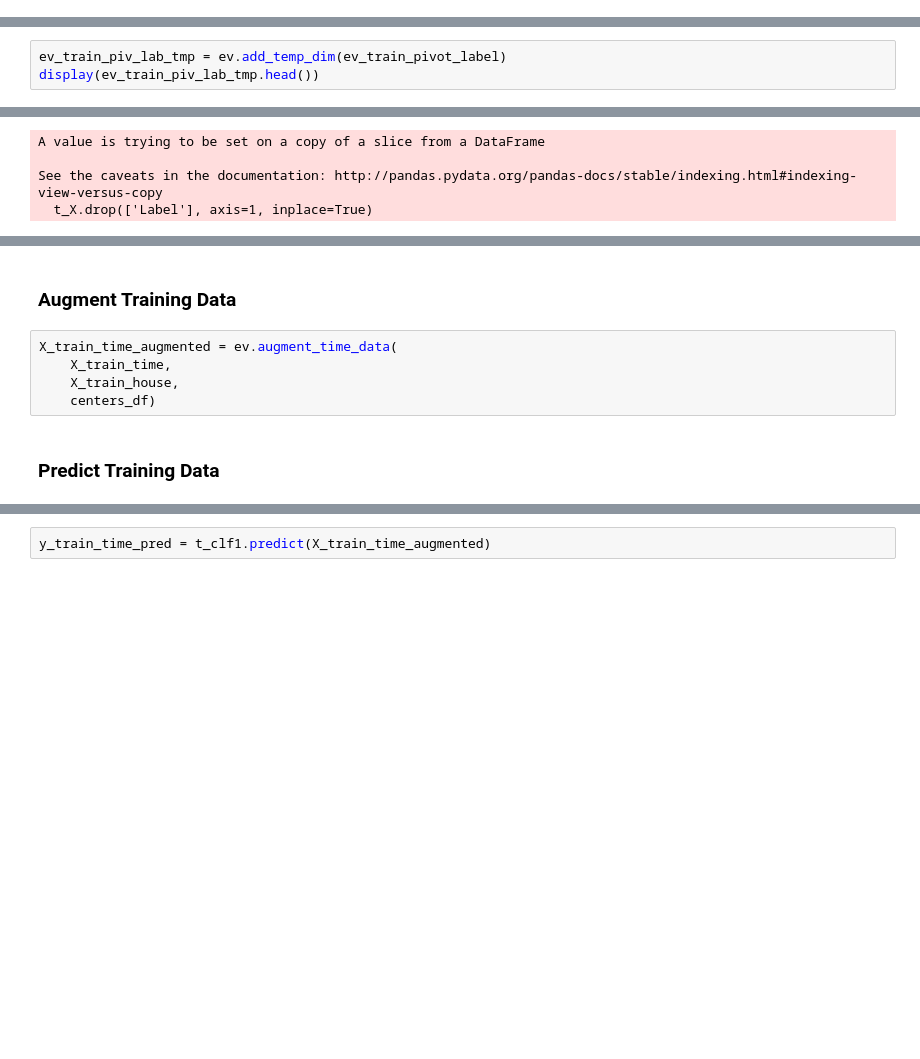
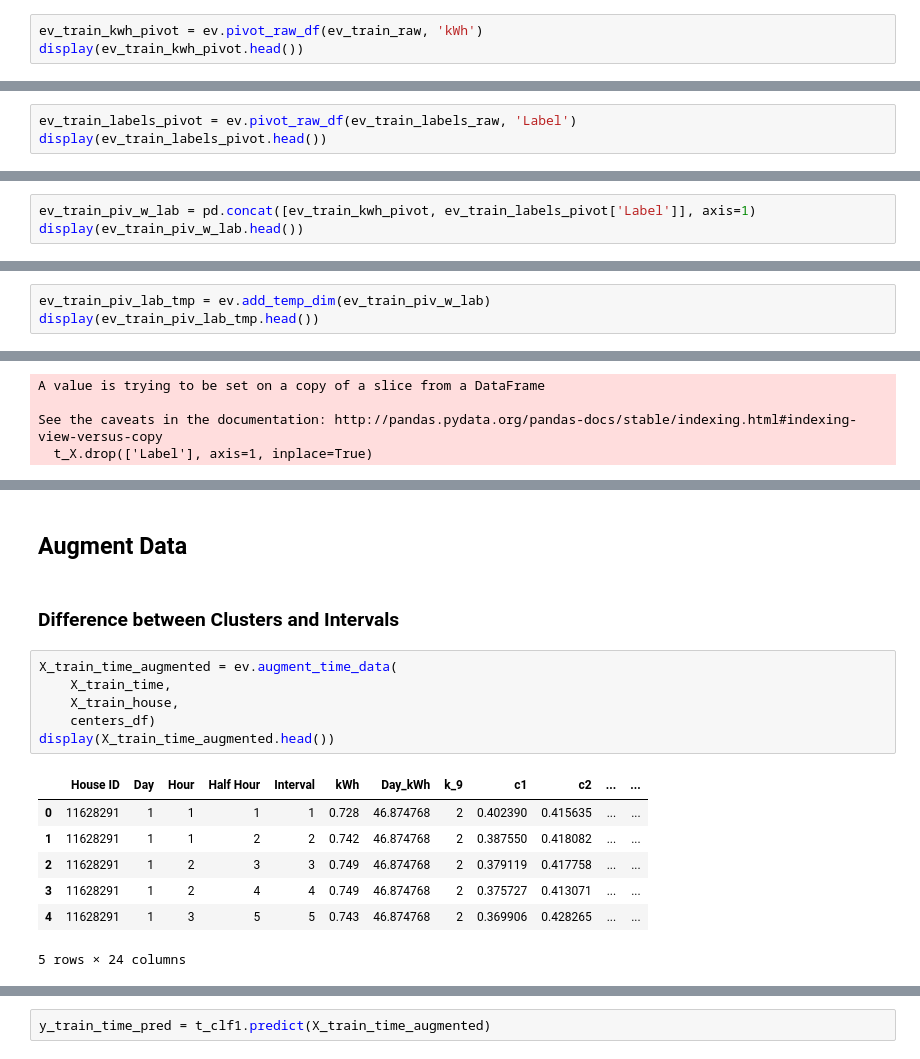
Before and after one commit to torenunez/udacity-mlnd-capstone, a Jupyter notebook: ev_capstone.ipynb, the cells around one changed output, grey strips where cells are left out. Saved outputs shown, nothing was run; the diff lists cells and outputs as text; blank space fills up the shorter version.

```diff
--- a/ev_capstone.ipynb
+++ b/ev_capstone.ipynb
@@ -79,0 +86,3 @@ dtype: int64
+# %%
+ev_train_kwh_pivot = ev.pivot_raw_df(ev_train_raw, 'kWh')
+display(ev_train_kwh_pivot.head())
@@ -79,0 +96,3 @@ dtype: int64
+# %%
+ev_train_labels_pivot = ev.pivot_raw_df(ev_train_labels_raw, 'Label')
+display(ev_train_labels_pivot.head())
@@ -79,0 +106,3 @@ dtype: int64
+# %%
+ev_train_piv_w_lab = pd.concat([ev_train_kwh_pivot, ev_train_labels_pivot['Label']], axis=1)
+display(ev_train_piv_w_lab.head())
@@ -144,5 +118,5 @@ Name: 1249, dtype: float64
 # %%
-ev_train_piv_lab_tmp = ev.add_temp_dim(ev_train_pivot_label)
+ev_train_piv_lab_tmp = ev.add_temp_dim(ev_train_piv_w_lab)
 display(ev_train_piv_lab_tmp.head())
 # %% [output]
 |  | House ID | Day | Hour | Half Hour | Interval | kWh | Label |
@@ -291,9 +305,18 @@ See the caveats in the documentation: http://pandas.pydata.org/pandas-docs/stabl
 # %% [markdown]
-### Augment Training Data
+## Augment Data
+# %% [markdown]
+### Difference between Clusters and Intervals
 # %%
 X_train_time_augmented = ev.augment_time_data(
     X_train_time,
     X_train_house,
     centers_df)
+display(X_train_time_augmented.head())
+# %% [output]
+|  | House ID | Day | Hour | Half Hour | Interval | kWh | Day_kWh | k_9 | c1 | c2 | ... | ... |
+| 0 | 11628291 | 1 | 1 | 1 | 1 | 0.728 | 46.874768 | 2 | 0.402390 | 0.415635 | ... | ... |
+| 1 | 11628291 | 1 | 1 | 2 | 2 | 0.742 | 46.874768 | 2 | 0.387550 | 0.418082 | ... | ... |
+| 2 | 11628291 | 1 | 2 | 3 | 3 | 0.749 | 46.874768 | 2 | 0.379119 | 0.417758 | ... | ... |
+| 3 | 11628291 | 1 | 2 | 4 | 4 | 0.749 | 46.874768 | 2 | 0.375727 | 0.413071 | ... | ... |
+| 4 | 11628291 | 1 | 3 | 5 | 5 | 0.743 | 46.874768 | 2 | 0.369906 | 0.428265 | ... | ... |
+5 rows × 24 columns
-# %% [markdown]
-### Predict Training Data
```
Also changed, not shown: parts of 51 cells of this notebook, 1 other file.
